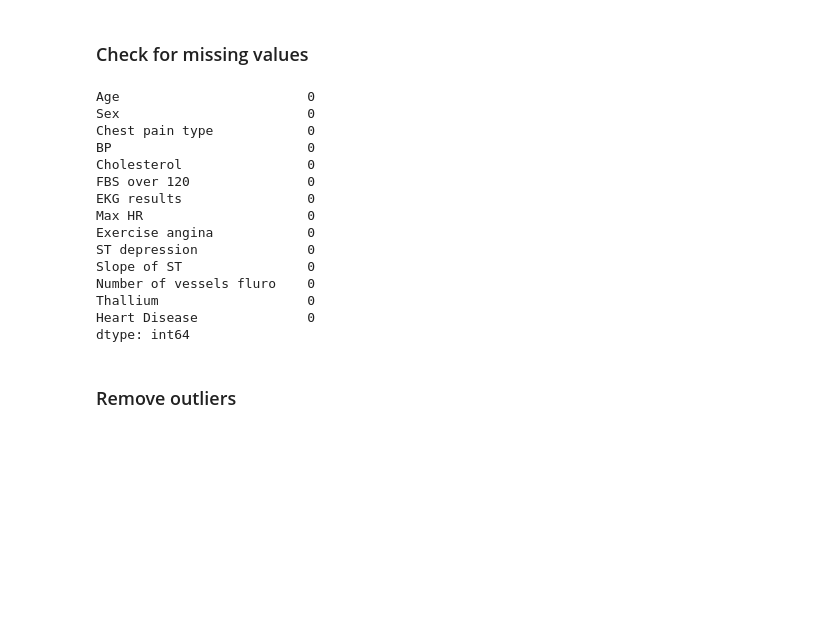
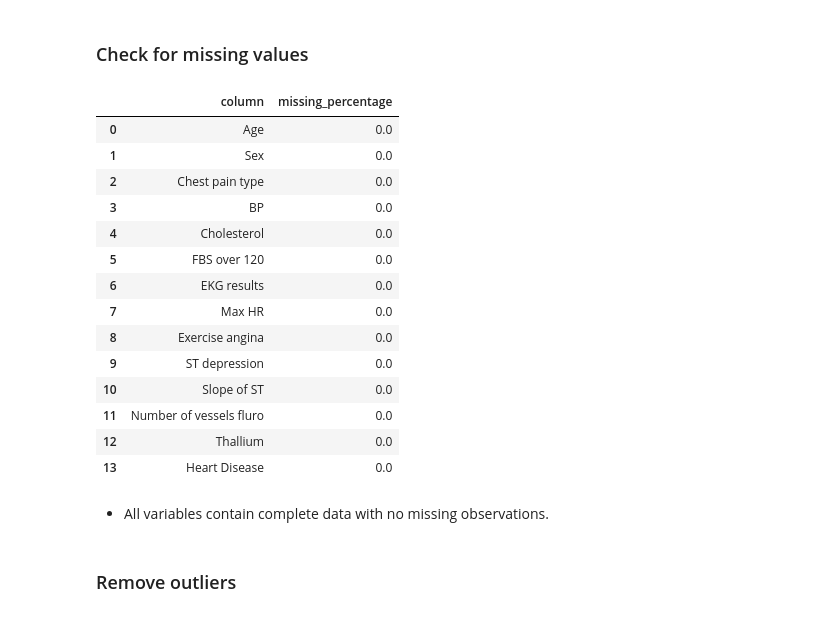
Before and after one commit to syarney3/data_science_projects, a Jupyter notebook: early_detection_heart_detection/train_models.ipynb, the cells around one changed output. Drawn from its saved outputs; the diff is of its cells as text; code cells hidden in the pictures; blank space fills up the shorter version.

```diff
--- a/early_detection_heart_detection/train_models.ipynb
+++ b/early_detection_heart_detection/train_models.ipynb
@@ -123,23 +179,33 @@ print(list(df.columns))
 # %% [markdown]
 ### Check for missing values
 # %%
-df.isnull().sum()
+missing_df = (
+    df.isna()
+      .mean()
+      .mul(100)
+      .round(2)
+      .reset_index()
+      .rename(columns={'index': 'column', 0: 'missing_percentage'})
+)
+display(missing_df)
 # %% [output]
-Age                        0
-Sex                        0
-Chest pain type            0
-BP                         0
-Cholesterol                0
-FBS over 120               0
-EKG results                0
-Max HR                     0
-Exercise angina            0
-ST depression              0
-Slope of ST                0
-Number of vessels fluro    0
-Thallium                   0
-Heart Disease              0
-dtype: int64
+|  | column | missing_percentage |
+| 0 | Age | 0.0 |
+| 1 | Sex | 0.0 |
+| 2 | Chest pain type | 0.0 |
+| 3 | BP | 0.0 |
+| 4 | Cholesterol | 0.0 |
+| 5 | FBS over 120 | 0.0 |
+| 6 | EKG results | 0.0 |
+| 7 | Max HR | 0.0 |
+| 8 | Exercise angina | 0.0 |
+| 9 | ST depression | 0.0 |
+| 10 | Slope of ST | 0.0 |
+| 11 | Number of vessels fluro | 0.0 |
+| 12 | Thallium | 0.0 |
+| 13 | Heart Disease | 0.0 |
+# %% [markdown]
+- All variables contain complete data with no missing observations.
 # %% [markdown]
 ### Remove outliers
 # %%
```
Also changed, not shown: parts of 13 cells of this notebook, 1 other file.
